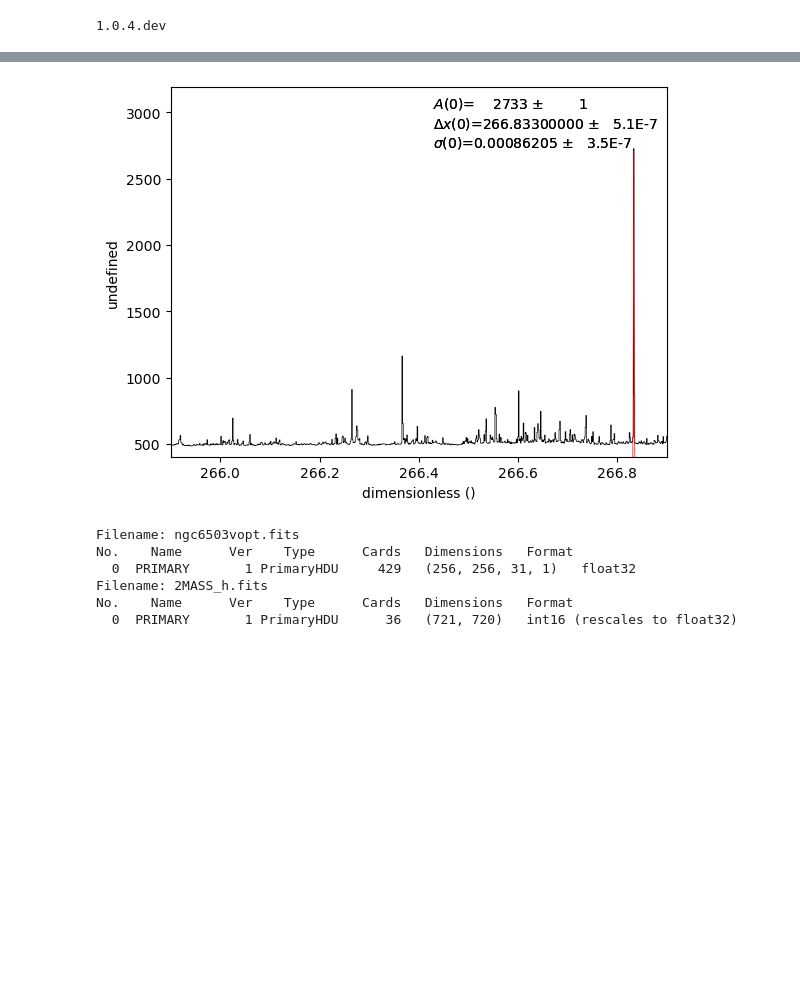
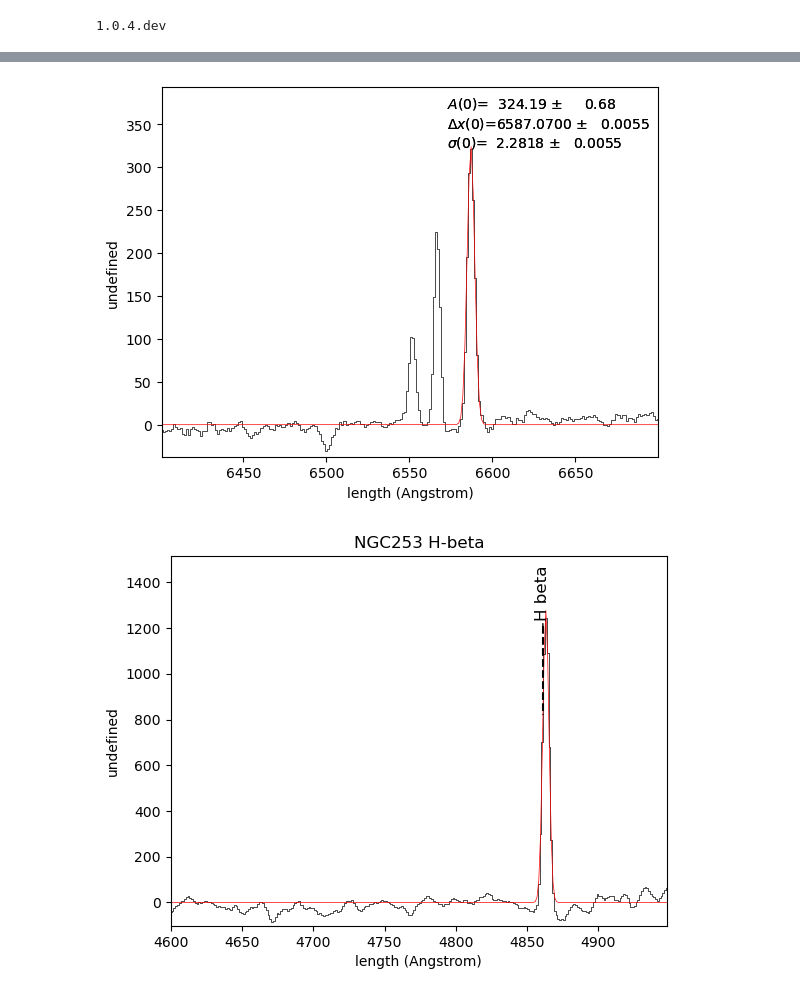
Before and after one commit to rickertm322/PHYS265-spring25, a Jupyter notebook: Project/FinalProjectPySpecKit.ipynb, the cells around one changed output, grey strips where cells are left out. Cells and saved outputs as stored; diff of their text form; code cells hidden in the pictures; blank space fills up the shorter version.

```diff
--- a/Project/FinalProjectPySpecKit.ipynb
+++ b/Project/FinalProjectPySpecKit.ipynb
@@ -39,6 +39,48 @@ Warning: No reference frequency found.  Velocity transformations will not be pos
 # %%
-h.plotter(clear = True)
-h.plotter()
-h.specfit(fittype = 'gaussian')
-h.plotter.savefig("H_with_gaussian_fit")
+#I ran into some unsolvable issues with the spectral_cube package,
+# which is required to use any cube object. Instead I will be fitting
+# the two spectrums from ngc253.
+
+
+#ngc253_ha
+
+ha_data = np.loadtxt('ngc253_ha.tab')
+ha = pyspeckit.Spectrum(data = ha_data[:,1]-300,
+                        xarr = ha_data[:,0]*u.AA)
+ha.plotter()
+ha.specfit(fittype = 'gaussian')
+#an example of a plot with annotations.
+ha.plotter.savefig('ha_with_fit')
+
+#ngc253_hb
+
+#the Spectrum object does not read .tab files, but does read numpy
+# arrays.
+hb_data = np.loadtxt('ngc253_hb.tab')
+
+#There are additional parameters here, such as y-axis units that I
+# did not include (since the y-axis was unitless here.)
+#Furthermore, the fitting did not work properly with the y-data as
+#given and would fit a straight line across the noise data. To
+# resolve this and get a nice fit, I shifted the data down.
+hb = pyspeckit.Spectrum(data = hb_data[:,1]-700,
+                        xarr = hb_data[:,0]*u.AA)
+hb.plotter()
+
+#the first specfit call creates the fit. The clear command removes
+# the fit and annotations from the plot. The third command puts the
+# fit back on, but omits the annotations. This sequence is necessary
+# to get a fit without annotations.
+hb.specfit()
+hb.specfit.clear()
+hb.specfit.plot_fit(annotate=False)
+
+#as previously stated, the line_id functionality relies on a separate
+# python package, lineid_plot. Lines can be id'd manually or through
+# measurements. (position gotten from online)
+hb.plotter.line_ids(['H beta'], [4861.35], xval_units = 'angstrom')
+
+#can label x, y axis and title the figure.
+hb.plotter.label(title = 'NGC253 H-beta')
+hb.plotter.savefig('hb_with_fit')
 # %% [output]
@@ -45,20 +89,2 @@ h.plotter.savefig("H_with_gaussian_fit")
-[figure, old version]
+[figure, new version]
+[figure, added]
-# %%
-from astropy.io import fits
-
-ngc = fits.open('ngc6503vopt.fits')
-ngc.info()
-hdr = ngc[0].header
-
-ngc.close()
-
-working = fits.open('2MASS_h.fits')
-working.info()
-working.close()
-# %% [output]
-Filename: ngc6503vopt.fits
-No.    Name      Ver    Type      Cards   Dimensions   Format
-  0  PRIMARY       1 PrimaryHDU     429   (256, 256, 31, 1)   float32
-Filename: 2MASS_h.fits
-No.    Name      Ver    Type      Cards   Dimensions   Format
-  0  PRIMARY       1 PrimaryHDU      36   (721, 720)   int16 (rescales to float32)
```
Also changed, not shown: parts of 5 cells of this notebook, 18 other files.
